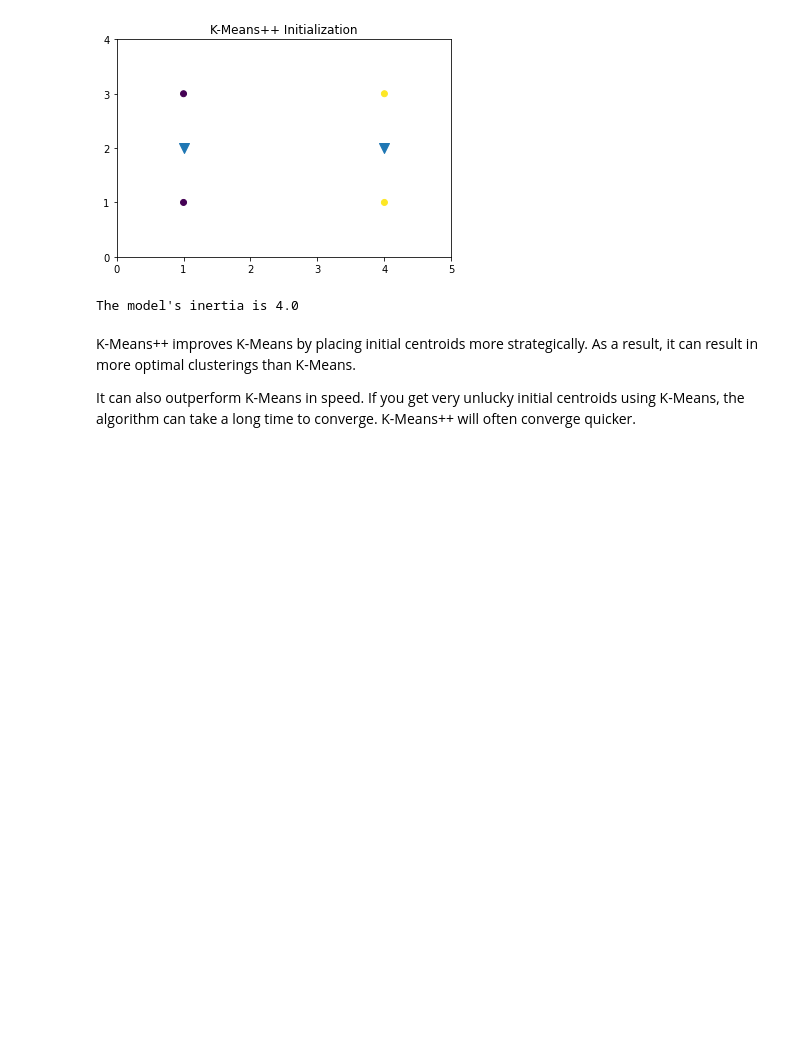
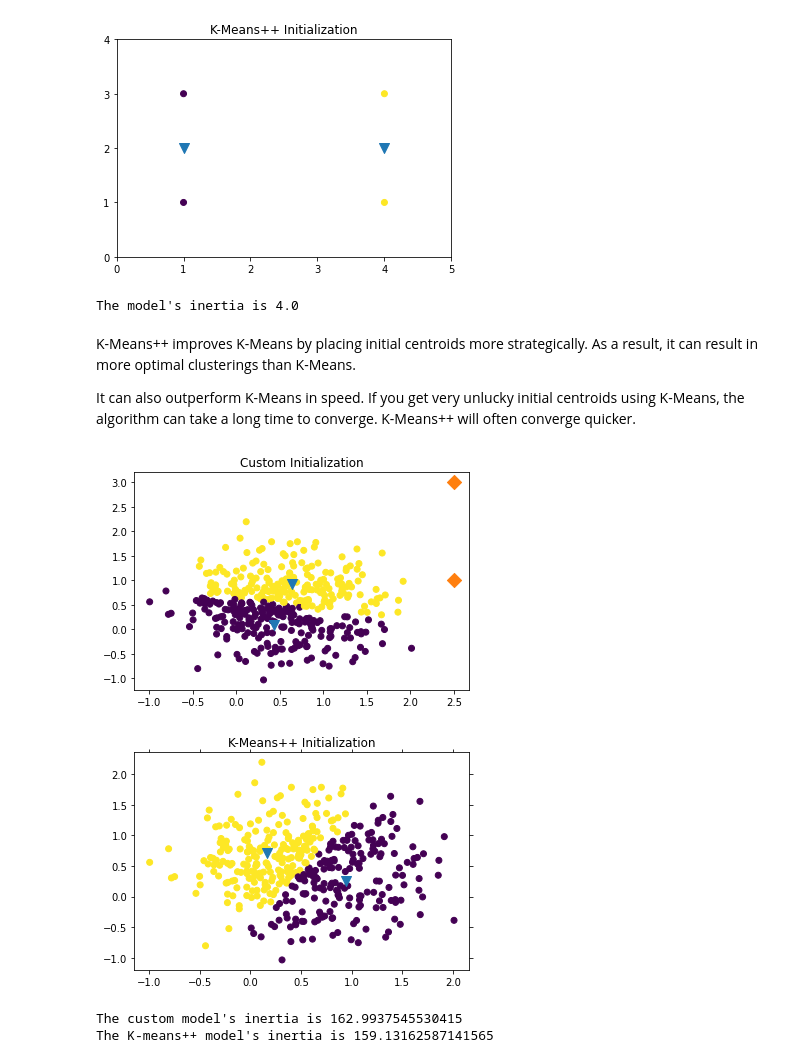
Before and after one commit to h-budak/K-Means_Clustering, a Jupyter notebook: K-Means++ using Scikit-Learn.ipynb, the cells around one changed output. Saved outputs shown, nothing was run; the diff lists cells and outputs as text; code cells hidden in the pictures; blank space fills up the shorter version.

Commit message:
two clusterings

```diff
--- a/K-Means++ using Scikit-Learn.ipynb
+++ b/K-Means++ using Scikit-Learn.ipynb
@@ -74,3 +74,45 @@ The model's inertia is 4.0
 K-Means++ improves K-Means by placing initial centroids more strategically. As a result, it can result in more optimal clusterings than K-Means.
 
 It can also outperform K-Means in speed. If you get very unlucky initial centroids using K-Means, the algorithm can take a long time to converge. K-Means++ will often converge quicker.
+# %%
+#The first algorithm initializes the centroids at the x positions and the y positions given below.
+
+std = 0.5
+
+x = np.append(np.append(np.append(np.random.normal(0.25,std,100), np.random.normal(0.75,std,100)), np.random.normal(0.25,std,100)), np.random.normal(0.75,std,100))
+
+y = np.append(np.append(np.append(np.random.normal(0.25,std,100), np.random.normal(0.25,std,100)), np.random.normal(0.75,std,100)), np.random.normal(0.75,std,100))
+
+values = np.array(list(zip(x, y)))
+
+centroids_x = [2.5, 2.5]
+centroids_y = [1, 3]
+
+centroids = np.array(list(zip(centroids_x, centroids_y)))
+
+model_custom = KMeans(init=centroids, n_clusters=2)
+results_custom = model_custom.fit_predict(values)
+
+model = KMeans(init='k-means++', n_clusters=2)
+results = model.fit_predict(values)
+
+plt.scatter(x, y, c=results_custom, alpha=1)
+plt.scatter(model_custom.cluster_centers_[:, 0], model_custom.cluster_centers_[:, 1], marker='v', s=100)
+plt.scatter(centroids[:, 0], centroids[:, 1], marker='D', s=100)
+plt.title('Custom Initialization')
+plt.show()
+plt.cla()
+
+#The second algorithm initializes the centroids according to the K-Means++ algorithm.
+plt.scatter(x, y, c=results, alpha=1)
+plt.scatter(model.cluster_centers_[:, 0], model.cluster_centers_[:, 1], marker='v', s=100)
+plt.title('K-Means++ Initialization')
+plt.show()
+
+print("The custom model's inertia is " + str(model_custom.inertia_))
+print("The K-means++ model's inertia is " + str(model.inertia_))
+# %% [output]
+[figure, added]
+[figure, added]
+The custom model's inertia is 162.9937545530415
+The K-means++ model's inertia is 159.13162587141565
```
